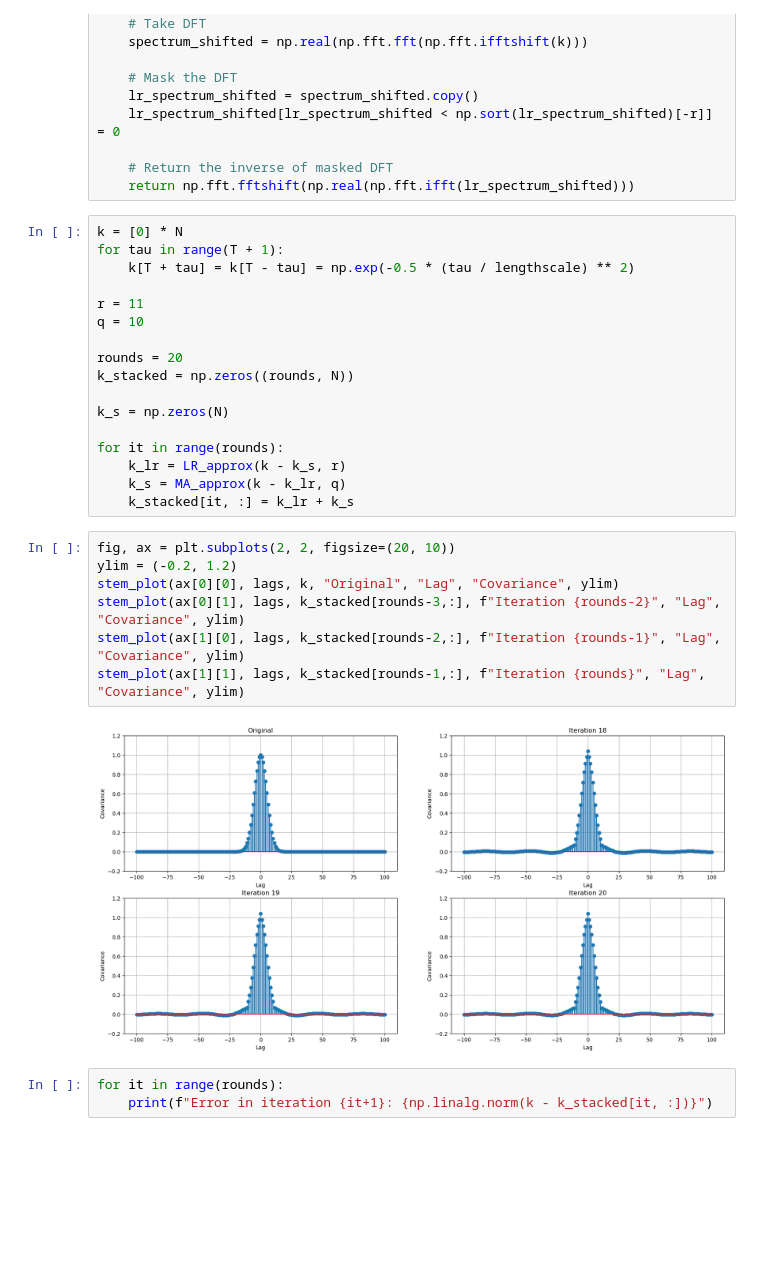
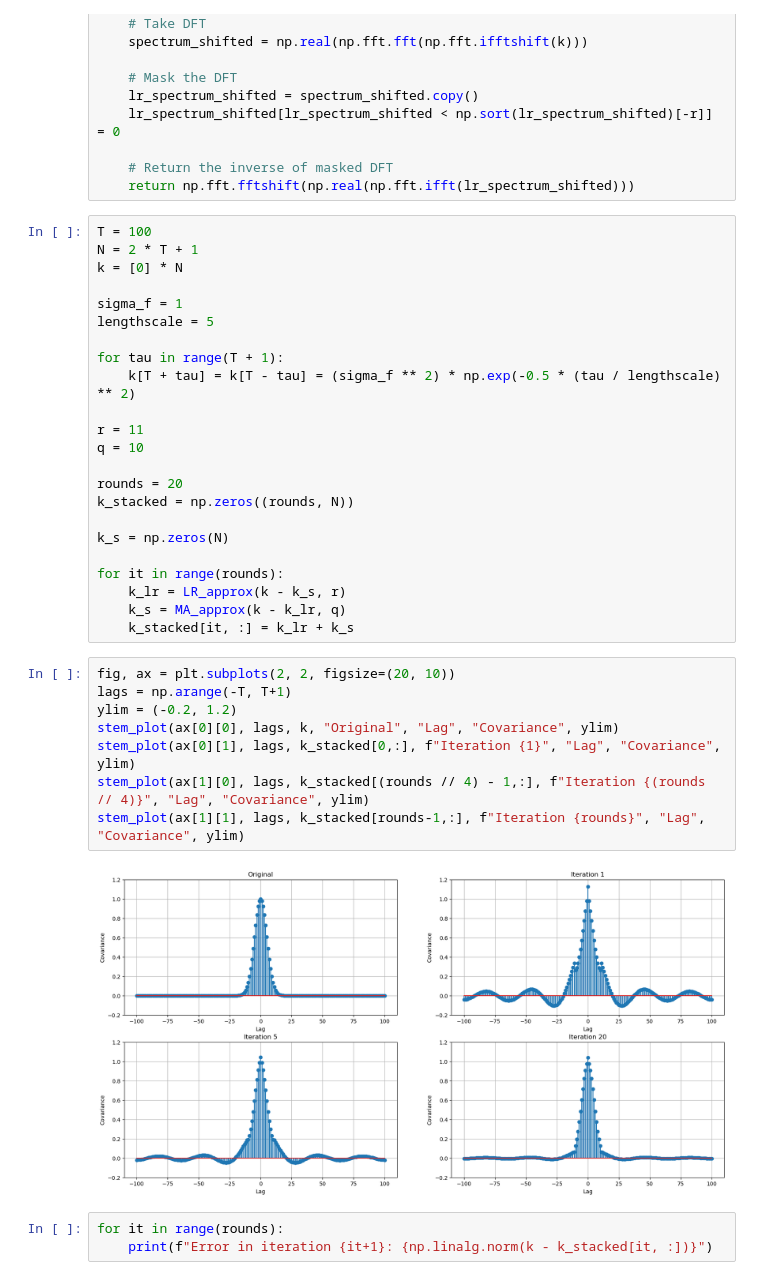
Before and after one commit to rafaelhanashiro/slr, a Jupyter notebook: slr.ipynb, the cells around one changed output. Cells and saved outputs as stored; diff of their text form; blank space fills up the shorter version.

```diff
--- a/slr.ipynb
+++ b/slr.ipynb
@@ -255,9 +257,15 @@ def LR_approx(k, r):
     # Return the inverse of masked DFT
     return np.fft.fftshift(np.real(np.fft.ifft(lr_spectrum_shifted)))
 # %%
+T = 100
+N = 2 * T + 1
 k = [0] * N
+
+sigma_f = 1
+lengthscale = 5
+
 for tau in range(T + 1):
-    k[T + tau] = k[T - tau] = np.exp(-0.5 * (tau / lengthscale) ** 2)
+    k[T + tau] = k[T - tau] = (sigma_f ** 2) * np.exp(-0.5 * (tau / lengthscale) ** 2)
 
 r = 11
 q = 10
@@ -273,13 +281,14 @@ for it in range(rounds):
     k_stacked[it, :] = k_lr + k_s
 # %%
 fig, ax = plt.subplots(2, 2, figsize=(20, 10))
+lags = np.arange(-T, T+1)
 ylim = (-0.2, 1.2)
 stem_plot(ax[0][0], lags, k, "Original", "Lag", "Covariance", ylim)
-stem_plot(ax[0][1], lags, k_stacked[rounds-3,:], f"Iteration {rounds-2}", "Lag", "Covariance", ylim)
-stem_plot(ax[1][0], lags, k_stacked[rounds-2,:], f"Iteration {rounds-1}", "Lag", "Covariance", ylim)
+stem_plot(ax[0][1], lags, k_stacked[0,:], f"Iteration {1}", "Lag", "Covariance", ylim)
+stem_plot(ax[1][0], lags, k_stacked[(rounds // 4) - 1,:], f"Iteration {(rounds // 4)}", "Lag", "Covariance", ylim)
 stem_plot(ax[1][1], lags, k_stacked[rounds-1,:], f"Iteration {rounds}", "Lag", "Covariance", ylim)
 # %% [output]
-[figure, old version]
+[figure, new version]
 # %%
 for it in range(rounds):
     print(f"Error in iteration {it+1}: {np.linalg.norm(k - k_stacked[it, :])}")
```
Also changed, not shown: parts of 19 cells of this notebook.
